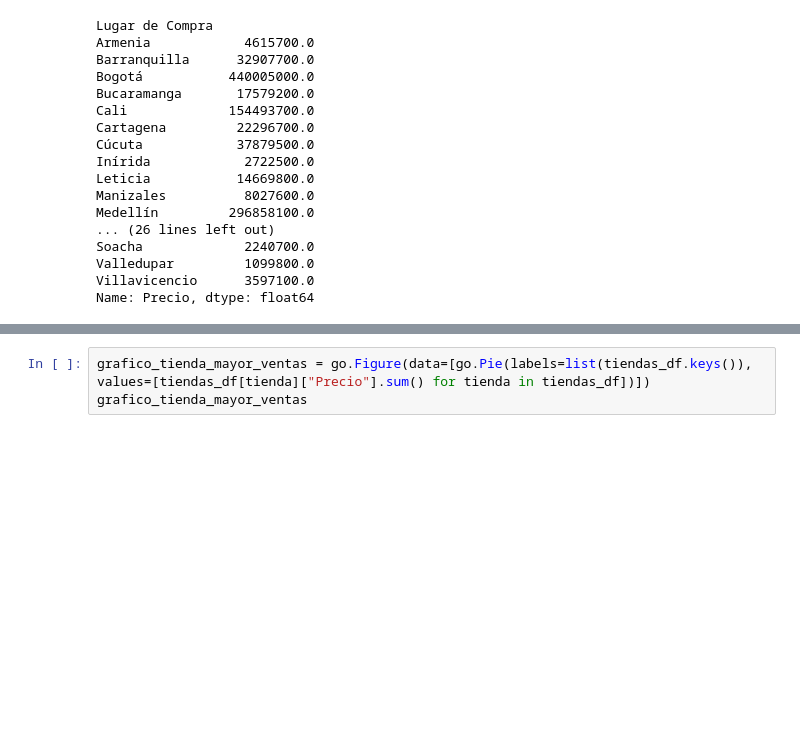
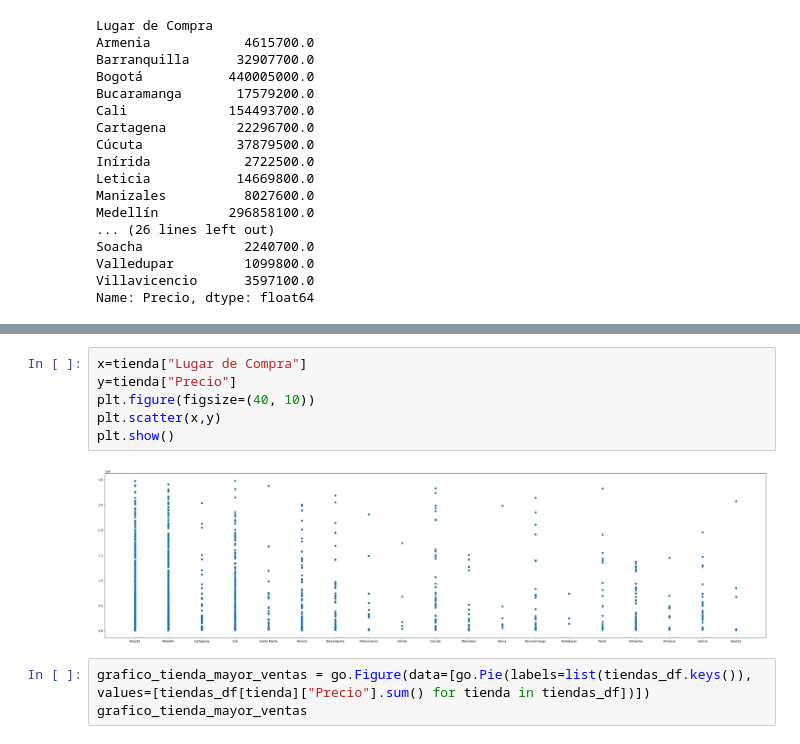
Before and after one commit to gloriagutierrez2025/Challenger-G1, a Jupyter notebook: AluraStoreLatam.ipynb, the cells around one changed output, grey strips where cells are left out. Saved outputs shown, nothing was run; the diff lists cells and outputs as text; blank space fills up the shorter version.

```diff
--- a/AluraStoreLatam.ipynb
+++ b/AluraStoreLatam.ipynb
@@ -97,3 +110,11 @@ grafico_lugar_de_compra.show()
+# %%
+x=tienda["Lugar de Compra"]
+y=tienda["Precio"]
+plt.figure(figsize=(40, 10))
+plt.scatter(x,y)
+plt.show()
+# %% [output]
+[figure, added]
 # %%
 grafico_tienda_mayor_ventas = go.Figure(data=[go.Pie(labels=list(tiendas_df.keys()), values=[tiendas_df[tienda]["Precio"].sum() for tienda in tiendas_df])])
 grafico_tienda_mayor_ventas
```
Also changed, not shown: parts of 1 cell of this notebook.
